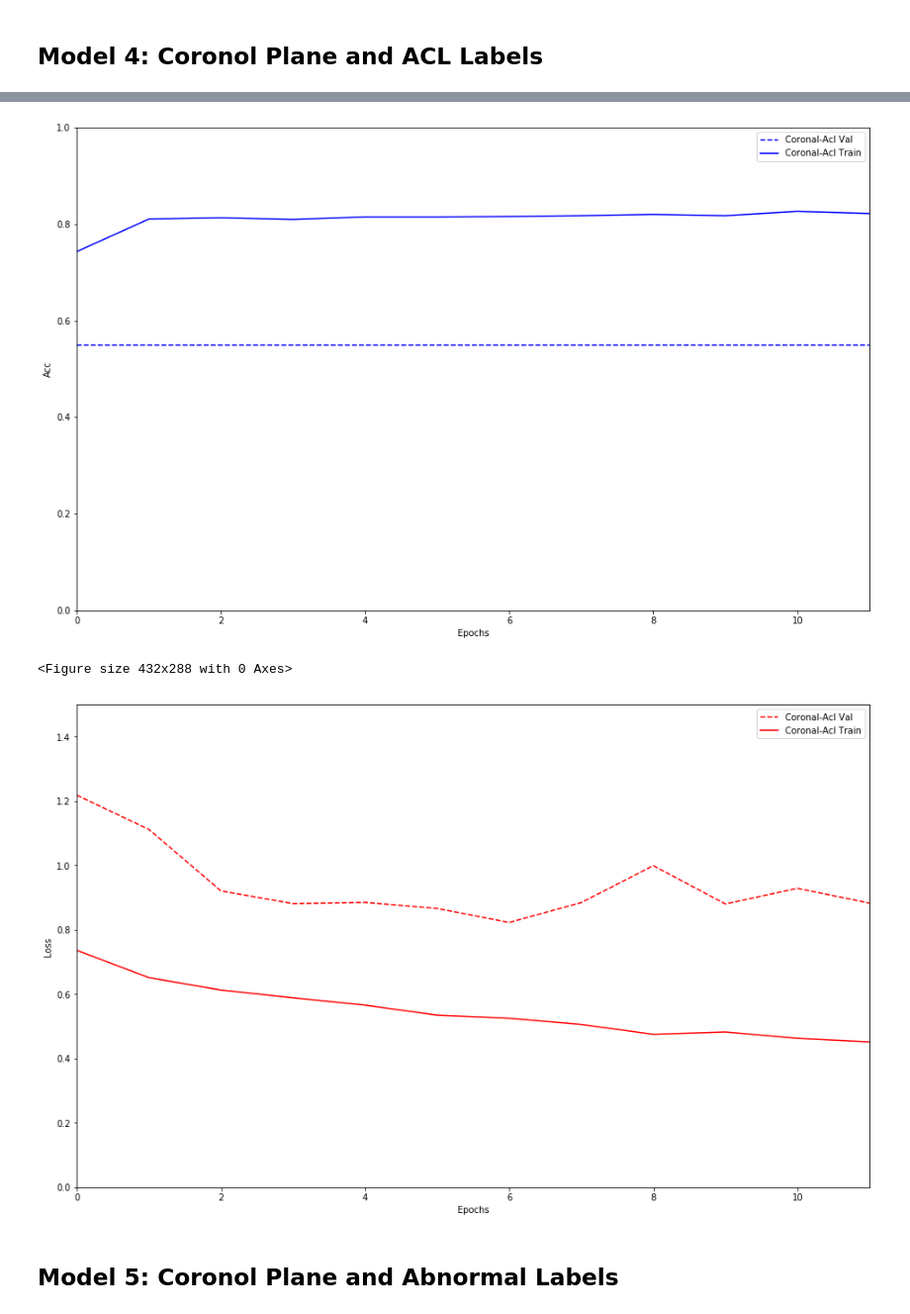
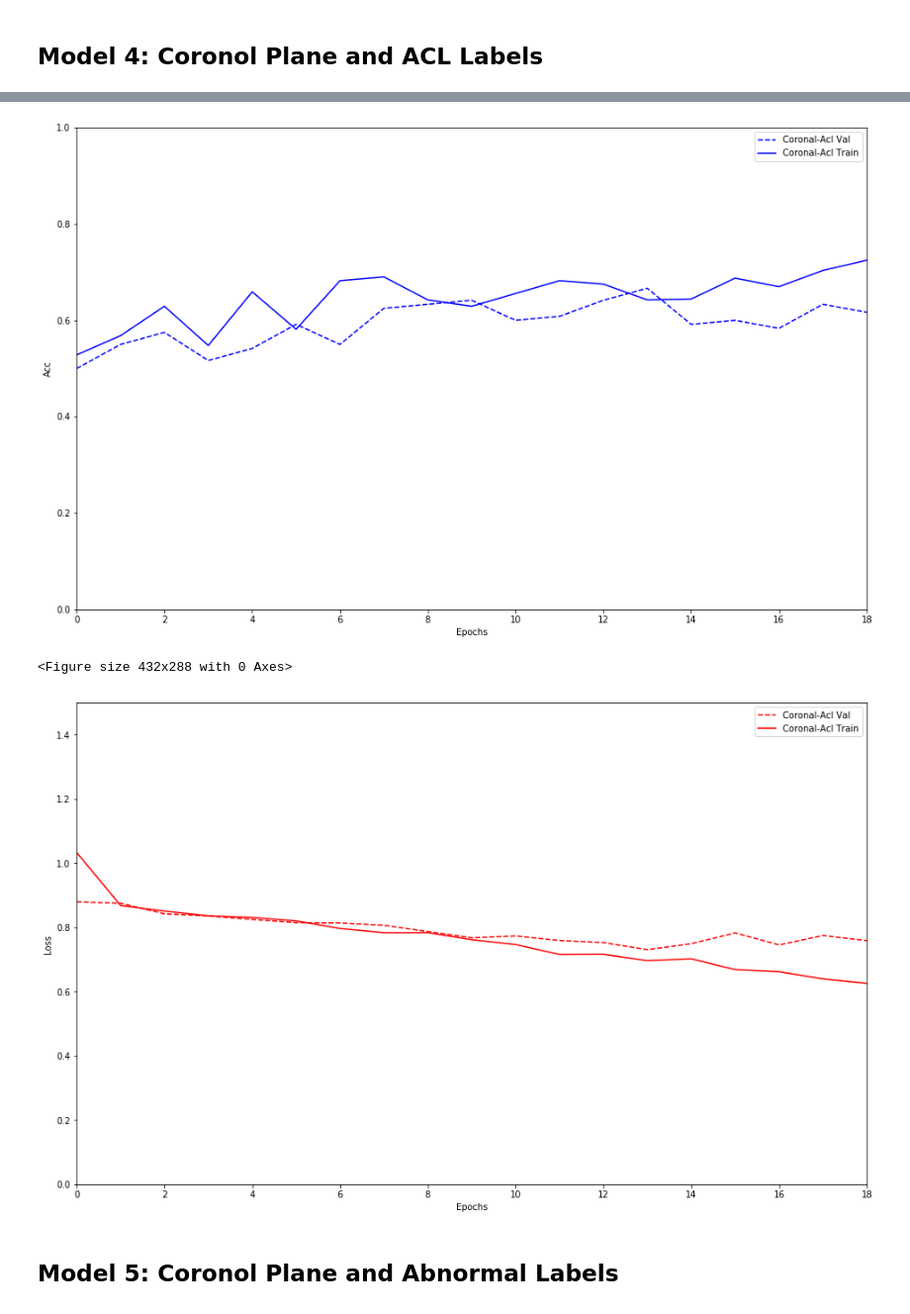
Before and after one commit to Elzawawy/MRNet, a Jupyter notebook: MRNet_Original_Paper_Implementation_Approach.ipynb, the cells around one changed output, grey strips where cells are left out. Shown at 99% size. Saved outputs shown, nothing was run; the diff lists cells and outputs as text; code cells hidden in the pictures.

```diff
--- a/MRNet_Original_Paper_Implementation_Approach.ipynb
+++ b/MRNet_Original_Paper_Implementation_Approach.ipynb
@@ -80,12 +81,15 @@ def build_model():
 def show_model(model):
   model.summary()
 
-def train_model(model,plane,label):
+def train_model(plane,label):
   base_model,model_gap,model = build_model()
   train_X,train_y,val_X,val_y = load_data(plane,label,base_model,model_gap)
+  class_weights = class_weight.compute_class_weight('balanced',np.unique(train_y),train_y)
+  class_weights_dict = dict(enumerate(class_weights))
+  val_sample_weights = class_weight.compute_sample_weight('balanced', val_y)
   mc = ModelCheckpoint('/content/gdrive/My Drive/Models/PaperImplementation/'+plane+'_'+label+'.h5', monitor='val_acc', mode='max', verbose=2, save_best_only=True)
   es = EarlyStopping(monitor='val_loss', mode='min', verbose=2, patience=5)
-  history = model.fit(x=train_X, y=train_y,  validation_data=(val_X,val_y), batch_size = 20, epochs=50,verbose=2, callbacks=[mc,es])
+  history = model.fit(x=train_X, y=train_y,  validation_data=(val_X,val_y,val_sample_weights), batch_size = 20, epochs=50,verbose=2, callbacks=[mc,es], class_weight = class_weights_dict)
   return history
 
 
@@ -202,8 +203,7 @@ Epoch 00033: early stopping
 # %% [markdown]
 ## Model 4: Coronol Plane and ACL Labels
 # %%
-model = build_model()
-history = train_model(model,"coronal","acl")
+history = train_model("coronal","acl")
 plot_history([('Coronal-ACL',history)])
 # %% [output]
 Train on 1130 samples, validate on 120 samples
@@ -226,6 +226,6 @@ Epoch 00012: early stopping
-[figure, old version]
+[figure, new version]
 <Figure size 432x288 with 0 Axes>
-[figure, old version]
+[figure, new version]
 # %% [markdown]
 ## Model 5: Coronol Plane and Abnormal Labels
 # %%
```
Also changed, not shown: parts of 10 cells of this notebook, 3 other files.
